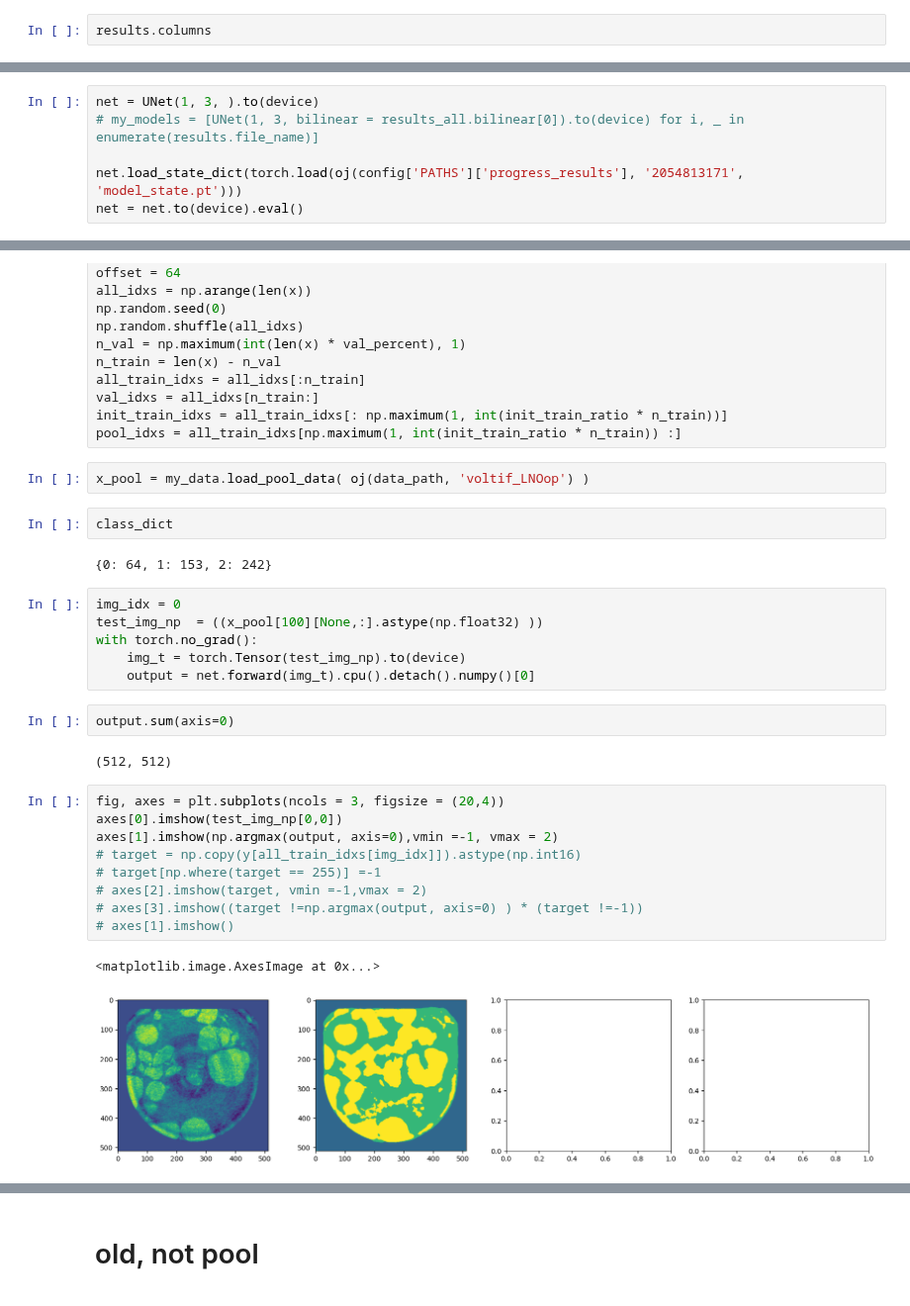
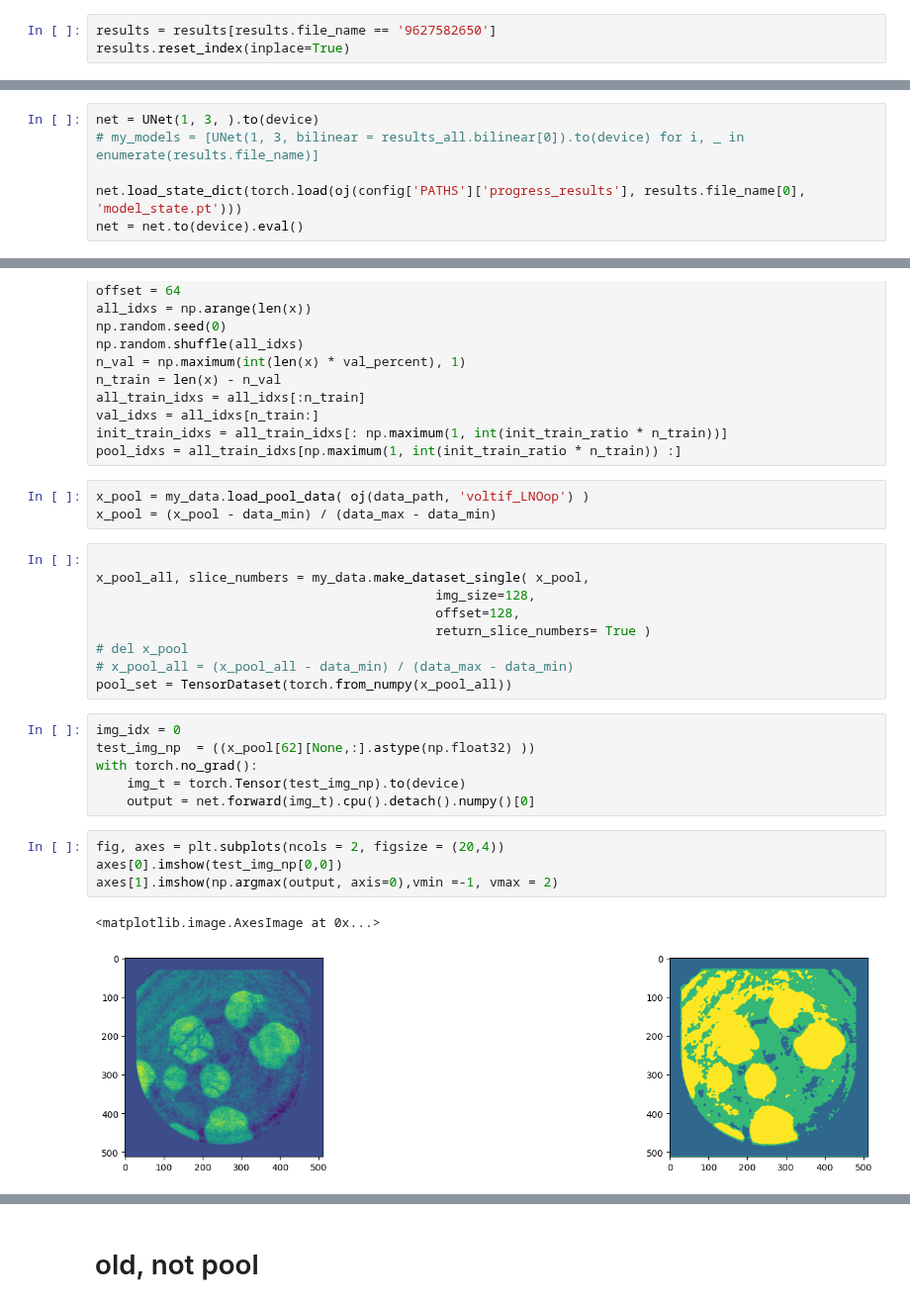
Before and after one commit to laura-rieger/segmenter, a Jupyter notebook: src/Examine in progress.ipynb, the cells around one changed output, grey strips where cells are left out. Shown at 99% size. Cells and saved outputs as stored; diff of their text form.

```diff
--- a/src/Examine in progress.ipynb
+++ b/src/Examine in progress.ipynb
@@ -62,2 +62,3 @@ results[['foldername', 'best_val_score', 'cost_function', 'add_ratio','experimen
 # %%
-results.columns
+results = results[results.file_name == '9627582650']
+results.reset_index(inplace=True)
@@ -102,5 +78,5 @@ my_id = 0
 net = UNet(1, 3, ).to(device)
 # my_models = [UNet(1, 3, bilinear = results_all.bilinear[0]).to(device) for i, _ in enumerate(results.file_name)]
 
-net.load_state_dict(torch.load(oj(config['PATHS']['progress_results'], '2054813171', 'model_state.pt')))
+net.load_state_dict(torch.load(oj(config['PATHS']['progress_results'], results.file_name[0], 'model_state.pt')))
 net = net.to(device).eval()
@@ -146,29 +127,26 @@ init_train_idxs = all_train_idxs[: np.maximum(1, int(init_train_ratio * n_train)
 pool_idxs = all_train_idxs[np.maximum(1, int(init_train_ratio * n_train)) :]
 # %%
 x_pool = my_data.load_pool_data( oj(data_path, 'voltif_LNOop') )
+x_pool = (x_pool - data_min) / (data_max - data_min)
-# %%
-class_dict
-# %% [output]
-{0: 64, 1: 153, 2: 242}
+# %%
+
+x_pool_all, slice_numbers = my_data.make_dataset_single( x_pool,
+                                            img_size=128,
+                                            offset=128,
+                                            return_slice_numbers= True )
+# del x_pool
+# x_pool_all = (x_pool_all - data_min) / (data_max - data_min)
+pool_set = TensorDataset(torch.from_numpy(x_pool_all))
 # %%
 img_idx = 0
-test_img_np  = ((x_pool[100][None,:].astype(np.float32) ))
+test_img_np  = ((x_pool[62][None,:].astype(np.float32) ))
 with torch.no_grad():
     img_t = torch.Tensor(test_img_np).to(device)
     output = net.forward(img_t).cpu().detach().numpy()[0]
-# %%
-output.sum(axis=0)
-# %% [output]
-(512, 512)
 # %%
-fig, axes = plt.subplots(ncols = 3, figsize = (20,4))
+fig, axes = plt.subplots(ncols = 2, figsize = (20,4))
 axes[0].imshow(test_img_np[0,0])
 axes[1].imshow(np.argmax(output, axis=0),vmin =-1, vmax = 2)
-# target = np.copy(y[all_train_idxs[img_idx]]).astype(np.int16)
-# target[np.where(target == 255)] =-1
-# axes[2].imshow(target, vmin =-1,vmax = 2)
-# axes[3].imshow((target !=np.argmax(output, axis=0) ) * (target !=-1))
-# axes[1].imshow()
 # %% [output]
 <matplotlib.image.AxesImage at 0x...>
-[figure, old version]
+[figure, new version]
```
Also changed, not shown: parts of 14 cells of this notebook, 4 other files.
